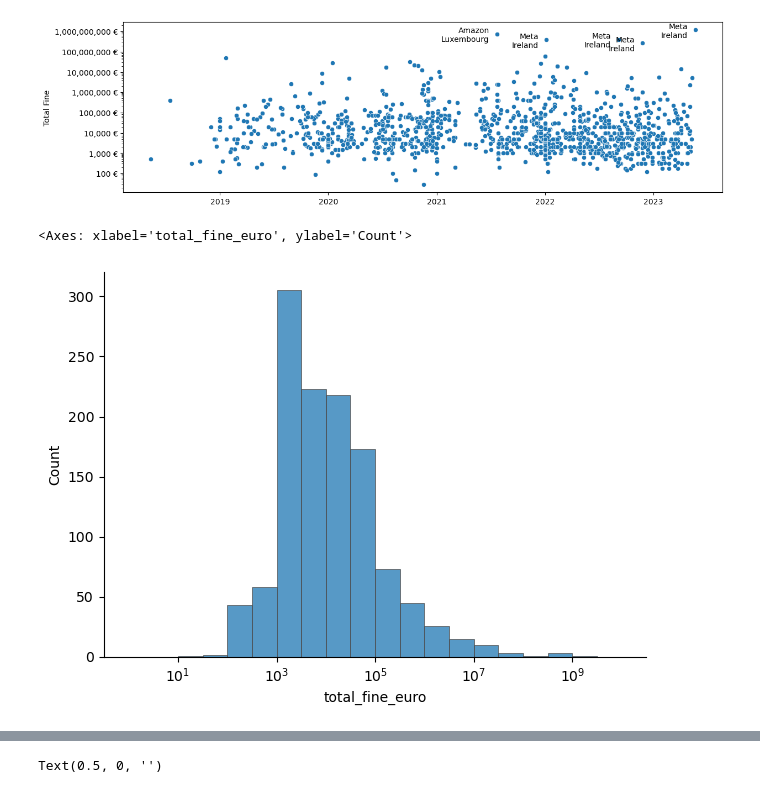
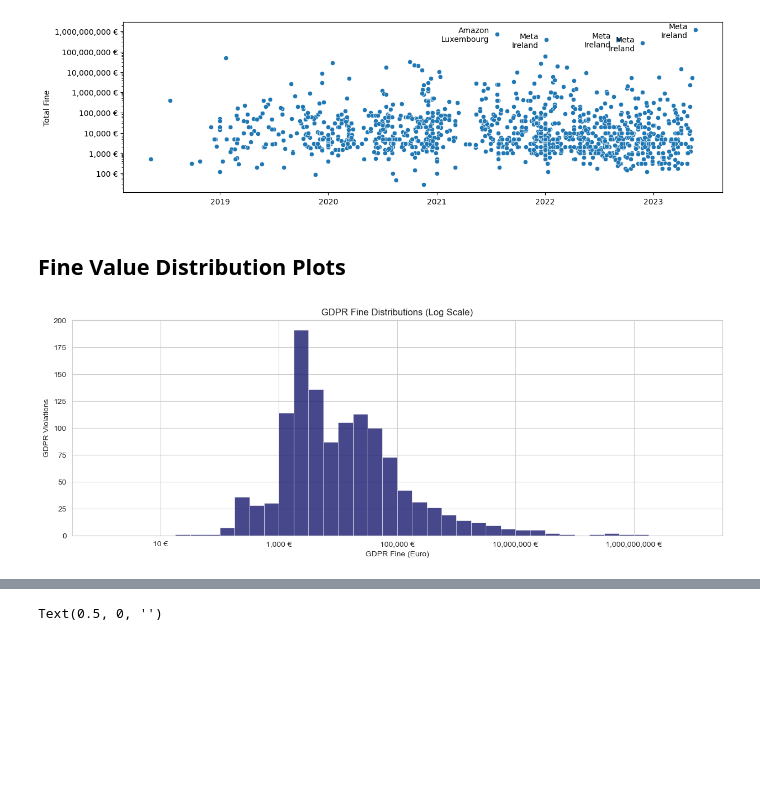
Before and after one commit to dc27/gdpr-fines-analysis, a Jupyter notebook: dev.ipynb, the cells around one changed output, grey strips where cells are left out. Saved outputs shown, nothing was run; the diff lists cells and outputs as text; code cells hidden in the pictures; blank space fills up the shorter version.

```diff
--- a/dev.ipynb
+++ b/dev.ipynb
@@ -138,6 +138,8 @@ only_top_n_highest_fines = (
 # %%
 fig, ax = plt.subplots(figsize=(14, 5))
 ax.set_yscale("log")
+
+sns.set_style("darkgrid", {"axes.facecolor": ".9"})
 
 sns.stripplot(
     x='article_number',
@@ -259,19 +256,26 @@ ax.set_yscale("log")
 ax.yaxis.set_major_formatter('{x:,.0f} €')
 # %% [output]
 [figure]
+# %% [markdown]
+## Fine Value Distribution Plots
 # %%
-f, ax = plt.subplots(figsize=(7, 5))
-sns.despine(f)
+fig, ax = plt.subplots(figsize=(15, 5))
 
-sns.histplot(
+ax = sns.histplot(
     with_controller,
     x="total_fine_euro",
-    edgecolor=".3",
+    edgecolor="white",
     linewidth=.5,
+    facecolor="midnightblue",
     log_scale=True,
-    binrange=(0, 10),
-    binwidth=0.5
+    binrange=(0, 10)
 )
+
+
+for bar in ax.patches:
+    bar.set_alpha(0.8)
+
+ax.set(xlabel="GDPR Fine (Euro)", ylabel="GDPR Violations", title="GDPR Fine Distributions (Log Scale)")
+ax.xaxis.set_major_formatter('{x:,.0f} €');
 # %% [output]
-<Axes: xlabel='total_fine_euro', ylabel='Count'>
-[figure, old version]
+[figure, new version]
```
Also changed, not shown: parts of 28 cells of this notebook.
